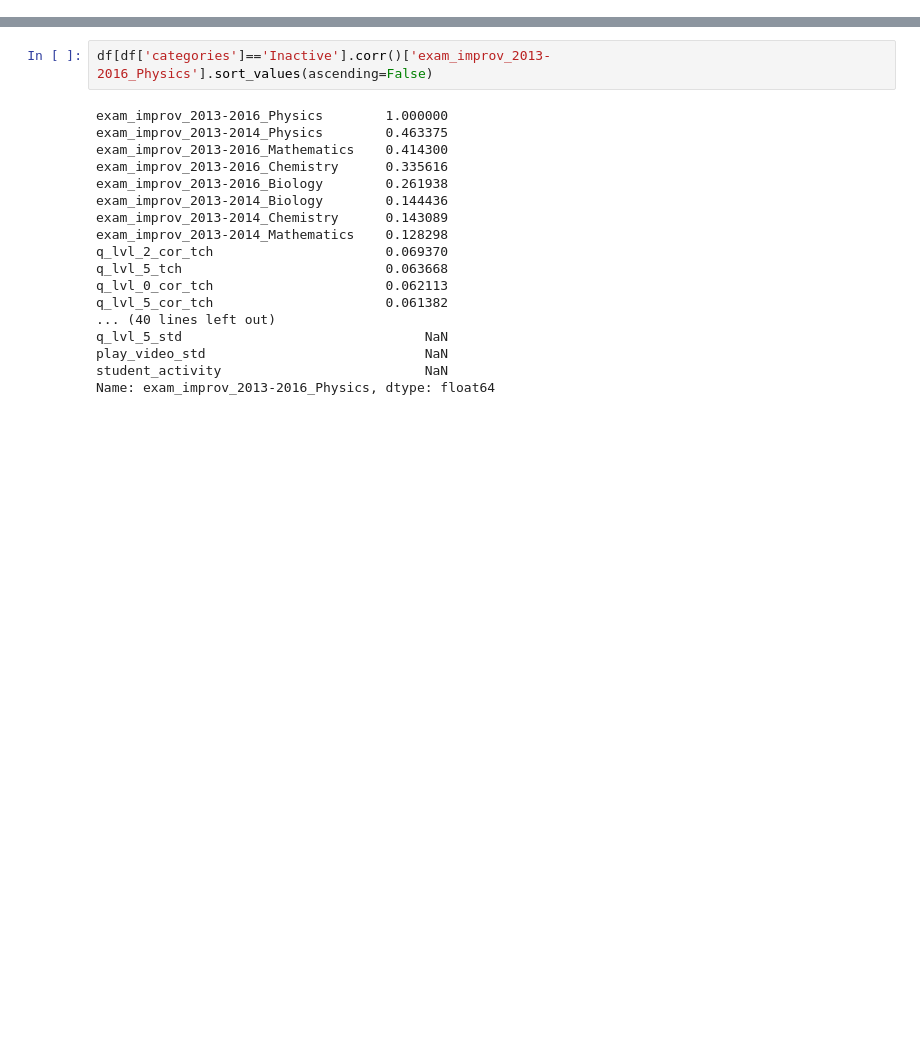
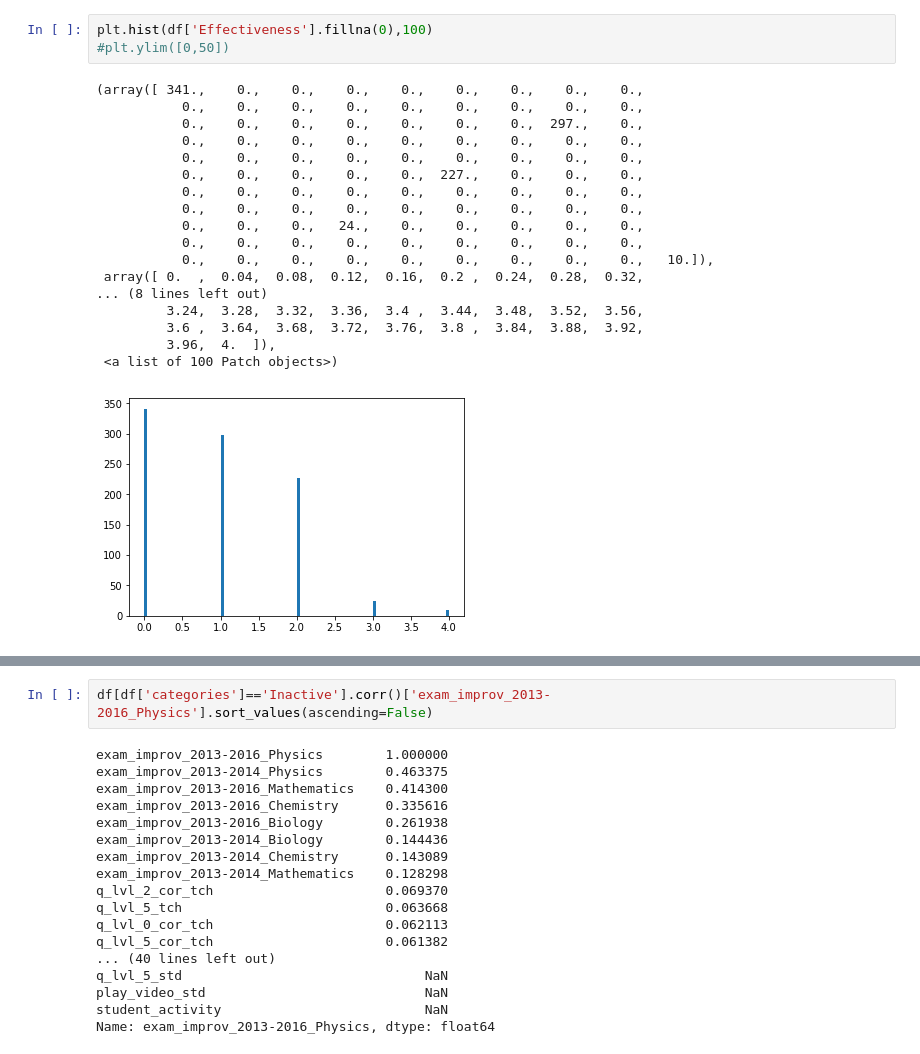
Before and after one commit to KeepFloyding/IP-research, a Jupyter notebook: additional_analysis/IP and non-IP correlation.ipynb, the cells around one changed output, grey strips where cells are left out. Drawn from its saved outputs; the diff is of its cells as text; blank space fills up the shorter version.

```diff
--- a/additional_analysis/IP and non-IP correlation.ipynb
+++ b/additional_analysis/IP and non-IP correlation.ipynb
@@ -101,6 +101,28 @@ df_out.head()
 | 100065 | NaN | NaN | NaN | NaN | 0.0 | 8.0 | 10.0 | ... |
 | 100076 | NaN | NaN | NaN | NaN | 0.0 | 22.0 | 2.0 | ... |
 5 rows × 56 columns
+# %%
+plt.hist(df['Effectiveness'].fillna(0),100)
+#plt.ylim([0,50])
+# %% [output]
+(array([ 341.,    0.,    0.,    0.,    0.,    0.,    0.,    0.,    0.,
+           0.,    0.,    0.,    0.,    0.,    0.,    0.,    0.,    0.,
+           0.,    0.,    0.,    0.,    0.,    0.,    0.,  297.,    0.,
+           0.,    0.,    0.,    0.,    0.,    0.,    0.,    0.,    0.,
+           0.,    0.,    0.,    0.,    0.,    0.,    0.,    0.,    0.,
+           0.,    0.,    0.,    0.,    0.,  227.,    0.,    0.,    0.,
+           0.,    0.,    0.,    0.,    0.,    0.,    0.,    0.,    0.,
+           0.,    0.,    0.,    0.,    0.,    0.,    0.,    0.,    0.,
+           0.,    0.,    0.,   24.,    0.,    0.,    0.,    0.,    0.,
+           0.,    0.,    0.,    0.,    0.,    0.,    0.,    0.,    0.,
+           0.,    0.,    0.,    0.,    0.,    0.,    0.,    0.,    0.,   10.]),
+ array([ 0.  ,  0.04,  0.08,  0.12,  0.16,  0.2 ,  0.24,  0.28,  0.32,
+... (8 lines left out)
+         3.24,  3.28,  3.32,  3.36,  3.4 ,  3.44,  3.48,  3.52,  3.56,
+         3.6 ,  3.64,  3.68,  3.72,  3.76,  3.8 ,  3.84,  3.88,  3.92,
+         3.96,  4.  ]),
+ <a list of 100 Patch objects>)
+[figure, added]
 # %%
 df[df['categories']=='Active'].corr()[['IDACI','Effectiveness','Teach_quality','L_M_index']]
 # %% [output]
```
Also changed, not shown: parts of 3 cells of this notebook, 5 other files.
